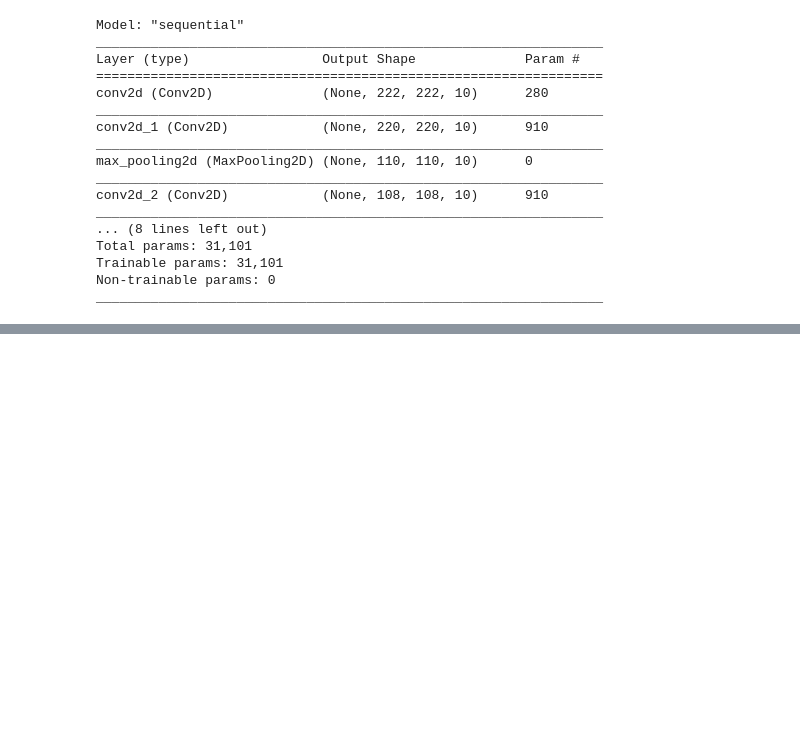
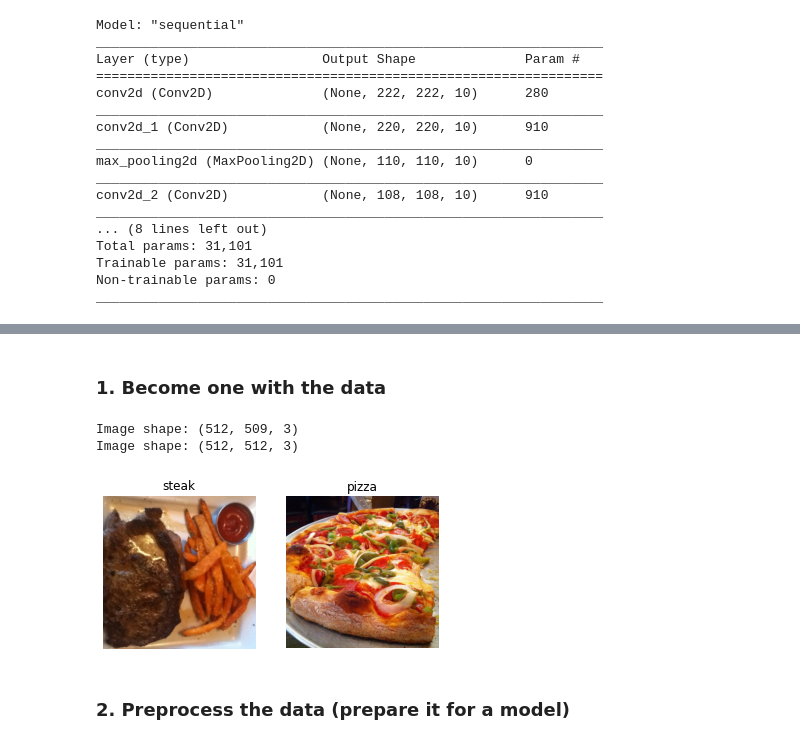
Before and after one commit to prachuryanath/TF-Learning, a Jupyter notebook: 03_convolutional_neural_networks_in_tensorflow.ipynb, the cells around one changed output, grey strips where cells are left out. Drawn from its saved outputs; the diff is of its cells as text; code cells hidden in the pictures; blank space fills up the shorter version.

```diff
--- a/03_convolutional_neural_networks_in_tensorflow.ipynb
+++ b/03_convolutional_neural_networks_in_tensorflow.ipynb
@@ -238,0 +369,15 @@ _________________________________________________________________
+# %% [markdown]
+### **1. Become one with the data**
+# %%
+# Visualize data
+plt.figure()
+plt.subplot(1,2,1)
+steak_img = view_random_image("pizza_steak/train/", "steak")
+plt.subplot(1,2,2)
+pizza_img = view_random_image("pizza_steak/train/", "pizza")
+# %% [output]
+Image shape: (512, 509, 3)
+Image shape: (512, 512, 3)
+[figure, added]
+# %% [markdown]
+### **2. Preprocess the data (prepare it for a model)**
```
Also changed, not shown: parts of 16 cells of this notebook.
